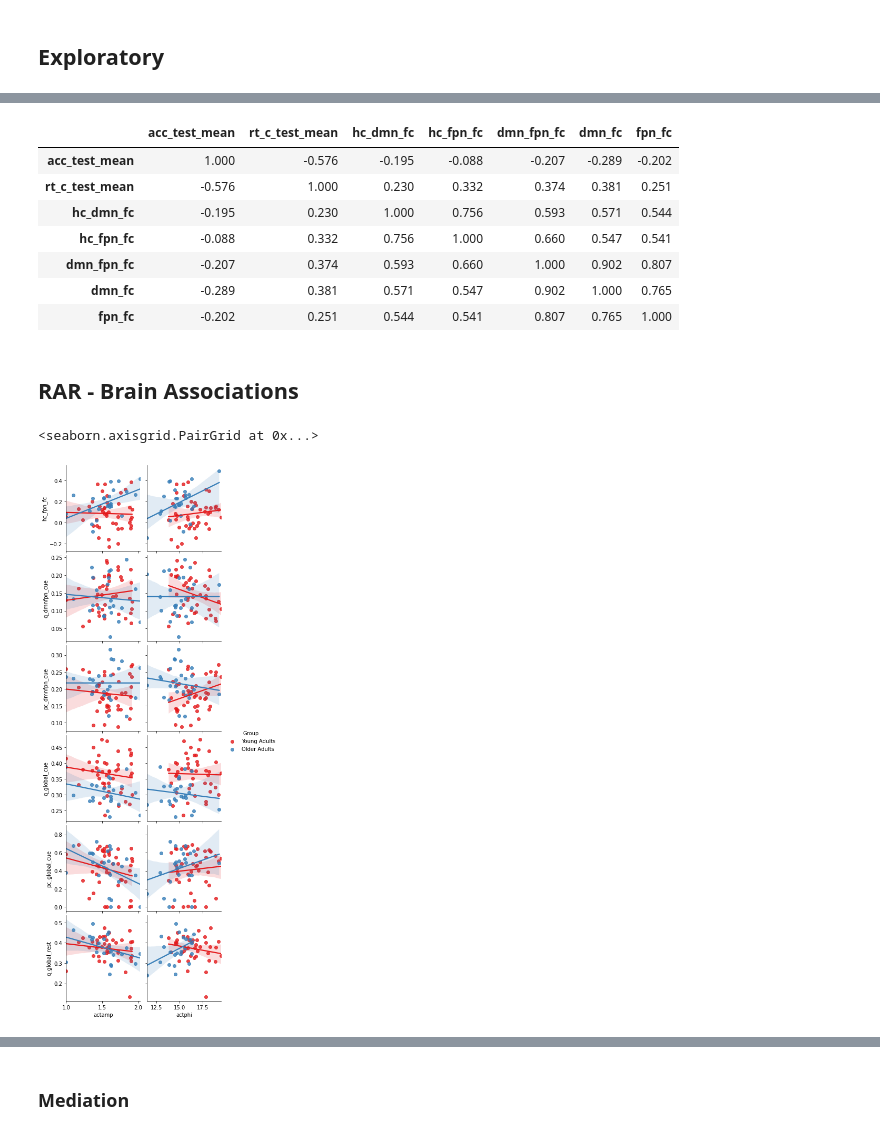
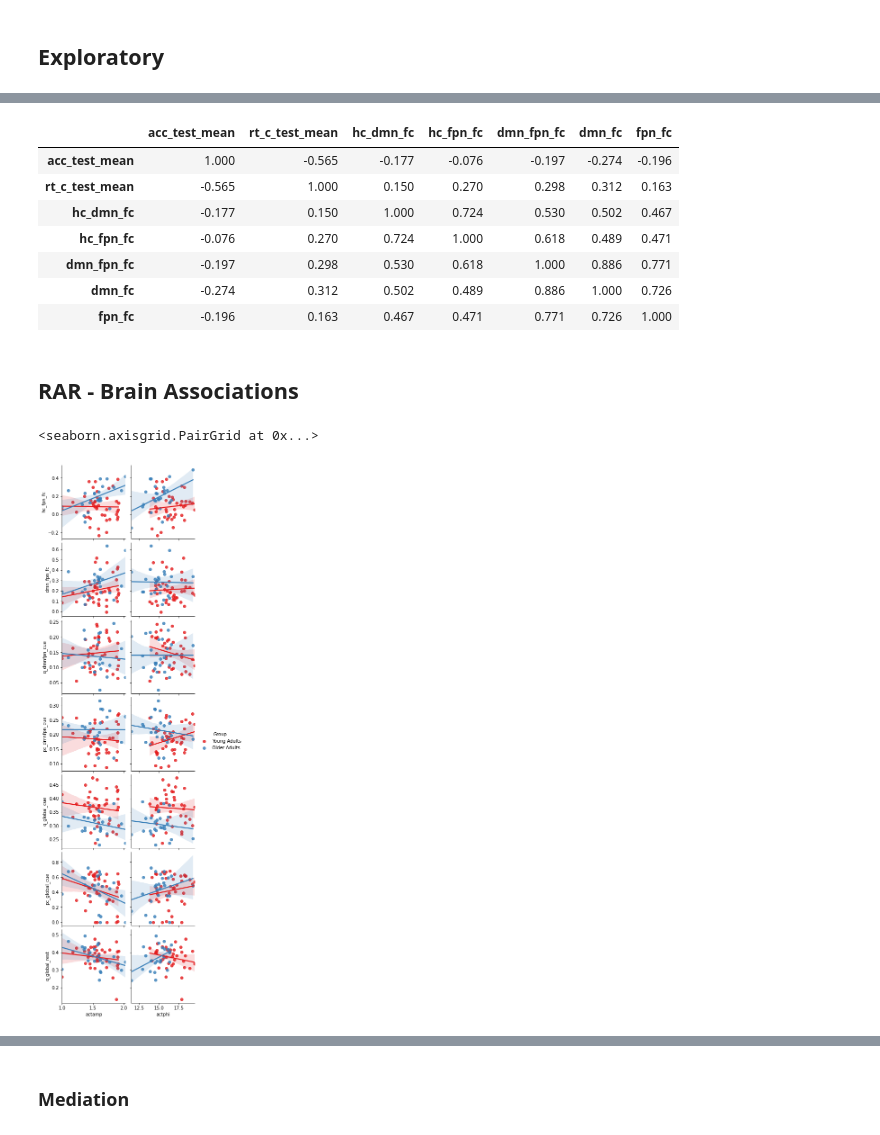
Before and after one commit to mcmahonmc/dissertation, a Jupyter notebook: Statistics.ipynb, the cells around one changed output, grey strips where cells are left out. Saved outputs shown, nothing was run; the diff lists cells and outputs as text; code cells hidden in the pictures.

```diff
--- a/Statistics.ipynb
+++ b/Statistics.ipynb
@@ -59,10 +59,12 @@ Set the environment variable OUTDATED_IGNORE=1 to disable these warnings.
 print(df.shape)
 df = df.dropna(subset=['acc_test_mean'])
 print(df.shape)
-# df = df[(df['acc_learning'] > 0.33)]
-# print(df.shape)
+df = df[(df['acc_learning'] > 0.33)]
+print(df.shape)
 df = df[(df['acc_test_mean'] > 0.56)]
 print(df.shape)
+df = df[(~df['C1'].isna())] # these are participants with poor quality actigraphy data, determined from ML project
+print(df.shape)
 # %% [output]
 (130, 92)
 (114, 92)
@@ -1131,22 +1366,22 @@ Notes:
 df[['acc_test_mean', 'rt_c_test_mean'] + fcVars].corr()
 # %% [output]
 |  | acc_test_mean | rt_c_test_mean | hc_dmn_fc | hc_fpn_fc | dmn_fpn_fc | dmn_fc | fpn_fc |
-| acc_test_mean | 1.000 | -0.576 | -0.195 | -0.088 | -0.207 | -0.289 | -0.202 |
-| rt_c_test_mean | -0.576 | 1.000 | 0.230 | 0.332 | 0.374 | 0.381 | 0.251 |
-| hc_dmn_fc | -0.195 | 0.230 | 1.000 | 0.756 | 0.593 | 0.571 | 0.544 |
-| hc_fpn_fc | -0.088 | 0.332 | 0.756 | 1.000 | 0.660 | 0.547 | 0.541 |
-| dmn_fpn_fc | -0.207 | 0.374 | 0.593 | 0.660 | 1.000 | 0.902 | 0.807 |
-| dmn_fc | -0.289 | 0.381 | 0.571 | 0.547 | 0.902 | 1.000 | 0.765 |
-| fpn_fc | -0.202 | 0.251 | 0.544 | 0.541 | 0.807 | 0.765 | 1.000 |
+| acc_test_mean | 1.000 | -0.565 | -0.177 | -0.076 | -0.197 | -0.274 | -0.196 |
+| rt_c_test_mean | -0.565 | 1.000 | 0.150 | 0.270 | 0.298 | 0.312 | 0.163 |
+| hc_dmn_fc | -0.177 | 0.150 | 1.000 | 0.724 | 0.530 | 0.502 | 0.467 |
+| hc_fpn_fc | -0.076 | 0.270 | 0.724 | 1.000 | 0.618 | 0.489 | 0.471 |
+| dmn_fpn_fc | -0.197 | 0.298 | 0.530 | 0.618 | 1.000 | 0.886 | 0.771 |
+| dmn_fc | -0.274 | 0.312 | 0.502 | 0.489 | 0.886 | 1.000 | 0.726 |
+| fpn_fc | -0.196 | 0.163 | 0.467 | 0.471 | 0.771 | 0.726 | 1.000 |
 # %% [markdown]
 ## RAR - Brain Associations
 # %%
 sns.set_palette('Set1')
 sns.pairplot(data=df, x_vars=['actamp', 'actphi'],
-             y_vars=['hc_fpn_fc', 'q_dmnfpn_cue', 'pc_dmnfpn_cue', 'q_global_cue', 'pc_global_cue', 'q_global_rest'], hue='Group', kind='reg')
+             y_vars=['hc_fpn_fc', 'dmn_fpn_fc', 'q_dmnfpn_cue', 'pc_dmnfpn_cue', 'q_global_cue', 'pc_global_cue', 'q_global_rest'], hue='Group', kind='reg')
 # %% [output]
 <seaborn.axisgrid.PairGrid at 0x...>
-[figure, old version]
+[figure, new version]
 # %%
 regVars = ['q_global_rest', 'actamp']
 regdf = df[['Group', 'sex'] + regVars].dropna()[['Group', 'sex']].join(df[regVars].dropna().apply(stats.zscore))
```
Also changed, not shown: parts of 133 cells of this notebook, 28 other files.
